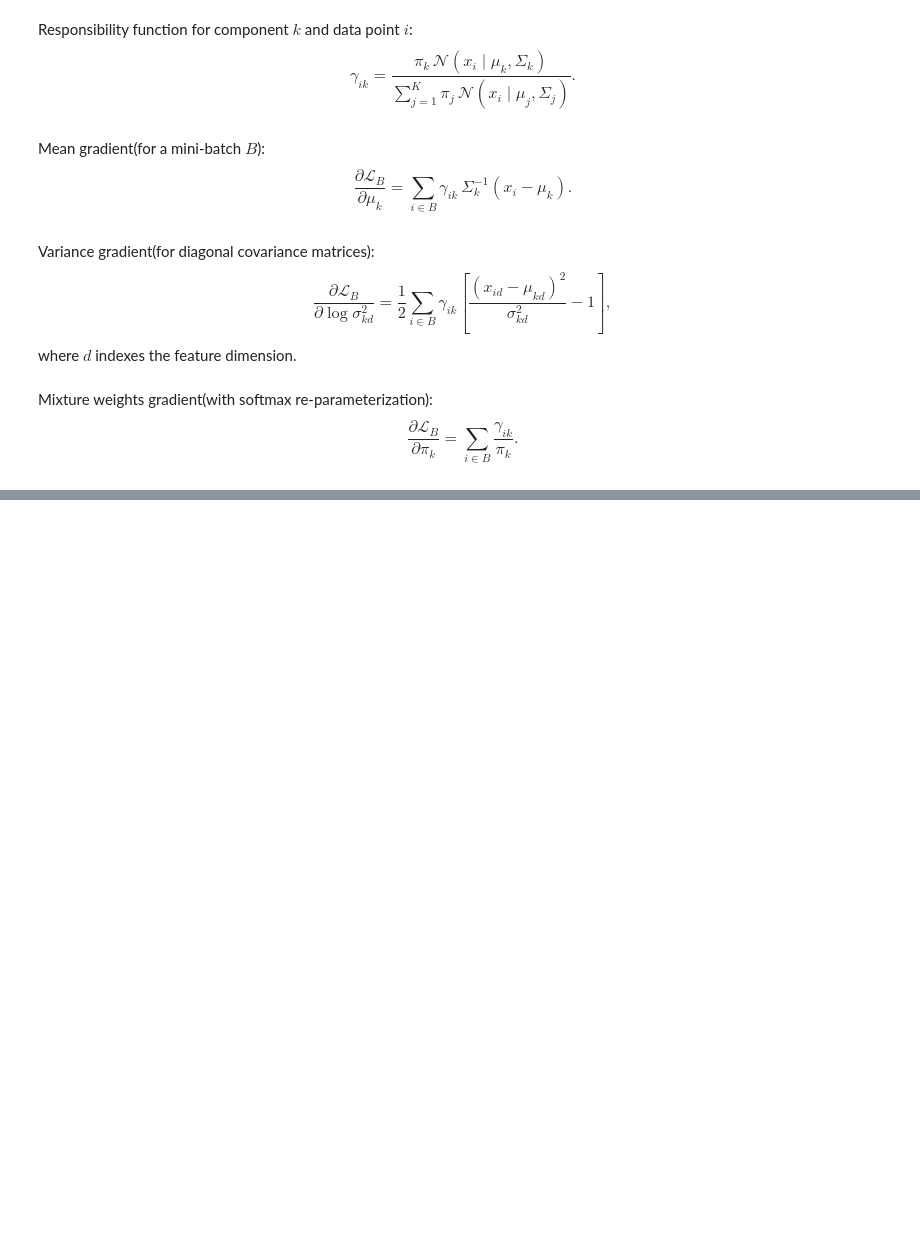
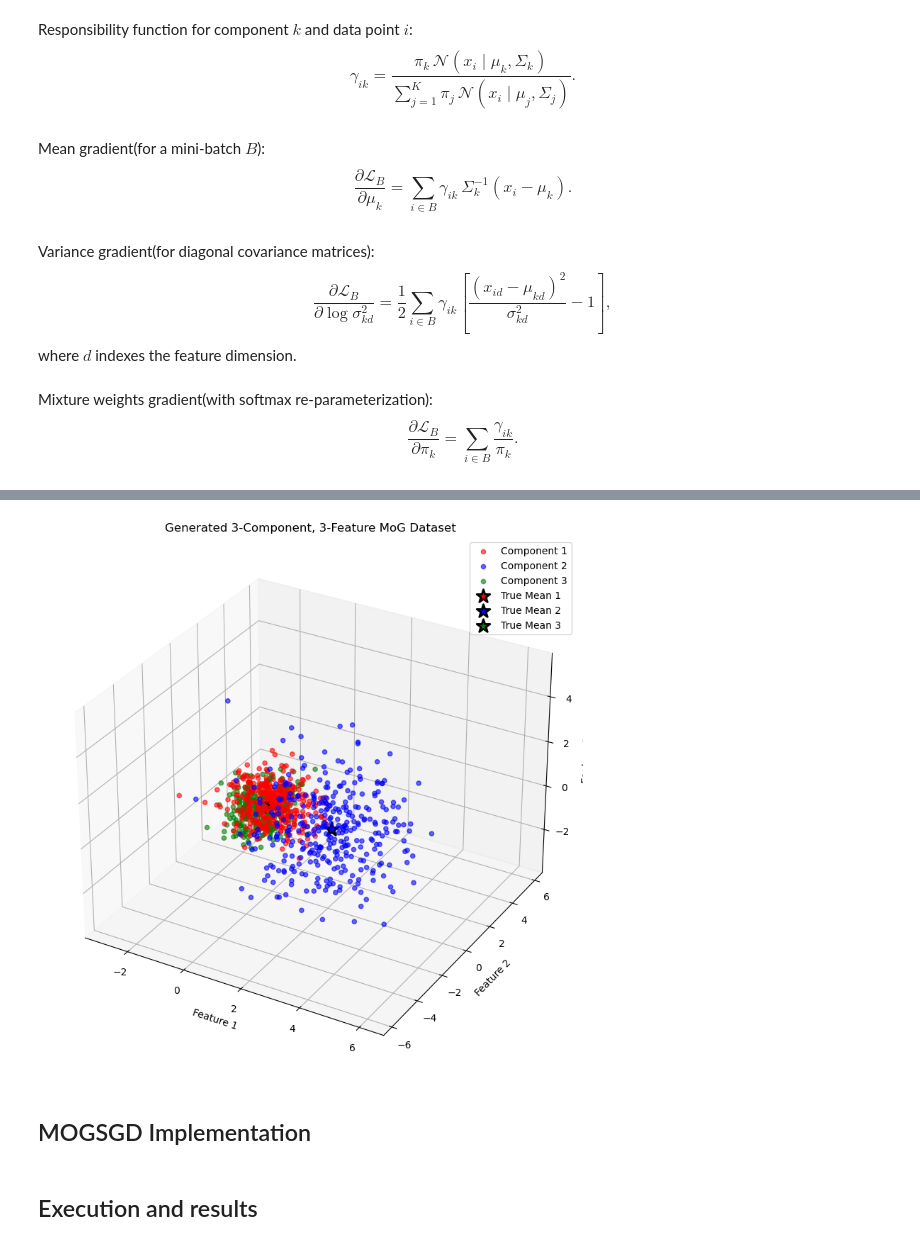
Before and after one commit to zz2548/CS6613-Assignments, a Jupyter notebook: assignments/assignment-1/01-assignment-part-3.ipynb, the cells around one changed output, grey strips where cells are left out. Saved outputs shown, nothing was run; the diff lists cells and outputs as text; code cells hidden in the pictures; blank space fills up the shorter version.

```diff
--- a/assignments/assignment-1/01-assignment-part-3.ipynb
+++ b/assignments/assignment-1/01-assignment-part-3.ipynb
@@ -202,0 +174,13 @@ ValueError: shapes (5,1) and (10,) not aligned: 1 (dim 1) != 10 (dim 0)
+# %%
+# Step 4: Verify our generation by computing statistics
+print(f"\nDataset Statistics:")
+print(f"Overall mean: [{X[:, 0].mean():.3f}, {X[:, 1].mean():.3f}]")
+print(f"Overall std:  [{X[:, 0].std():.3f}, {X[:, 1].std():.3f}]")
+
+print(f"\nPer-component statistics:")
+for i in range(n_components):
+    mask = y_true == i
+    component_data = X[mask]
+    print(f"Component {i}: {mask.sum().item()} samples")
+    print(f"  Mean: [{component_data[:, 0].mean():.3f}, {component_data[:, 1].mean():.3f}]")
+    print(f"  Std:  [{component_data[:, 0].std():.3f}, {component_data[:, 1].std():.3f}]")
@@ -202,0 +222,54 @@ ValueError: shapes (5,1) and (10,) not aligned: 1 (dim 1) != 10 (dim 0)
+# %%
+# Step 6: Visualize the 3D data
+def plot_3d_mixture(X, y_true, means, title="3-Component, 3-Feature MoG Data"):
+    """Plot 3D scatter plot of the mixture data"""
+    fig = plt.figure(figsize=(12, 8))
+    ax = fig.add_subplot(111, projection="3d")
+
+    # Colors for each component
+    colors = ["red", "blue", "green"]
+
+    # Plot data points colored by true component
+    for i in range(n_components):
+        mask = y_true == i
+        component_data = X[mask]
+        ax.scatter(
+            component_data[:, 0],
+            component_data[:, 1],
+            component_data[:, 2],
+            c=colors[i],
+            alpha=0.6,
+            s=20,
+            label=f"Component {i + 1}",
+        )
+
+    # Plot true means as large markers
+    for i in range(n_components):
+        ax.scatter(
+            means[i, 0],
+            means[i, 1],
+            means[i, 2],
+            c=colors[i],
+            s=200,
+            marker="*",
+            edgecolor="black",
+            linewidth=2,
+            label=f"True Mean {i + 1}",
+        )
+
+    ax.set_xlabel("Feature 1")
+    ax.set_ylabel("Feature 2")
+    ax.set_zlabel("Feature 3")
+    ax.set_title(title)
+    ax.legend()
+
+    plt.tight_layout()
+    plt.show()
+
+
+# Plot the generated data
+plot_3d_mixture(X, y_true, means, "Generated 3-Component, 3-Feature MoG Dataset")
+# %% [output]
+[figure, added]
+# %% [markdown]
+## MOGSGD Implementation
@@ -202,0 +728,2 @@ ValueError: shapes (5,1) and (10,) not aligned: 1 (dim 1) != 10 (dim 0)
+# %% [markdown]
+## Execution and results
```
Also changed, not shown: parts of 18 cells of this notebook, 1 other file.
